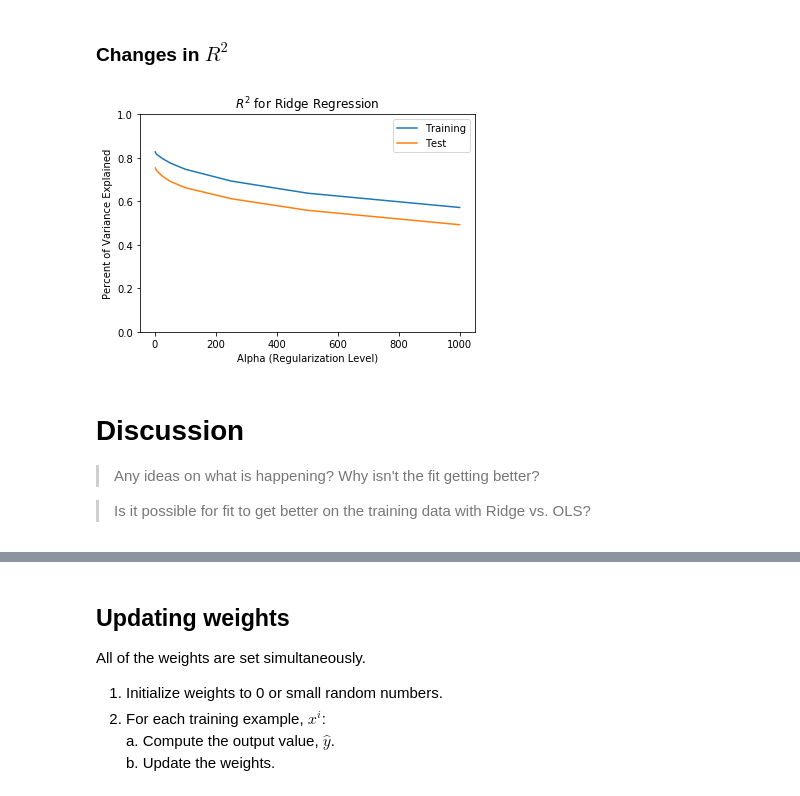
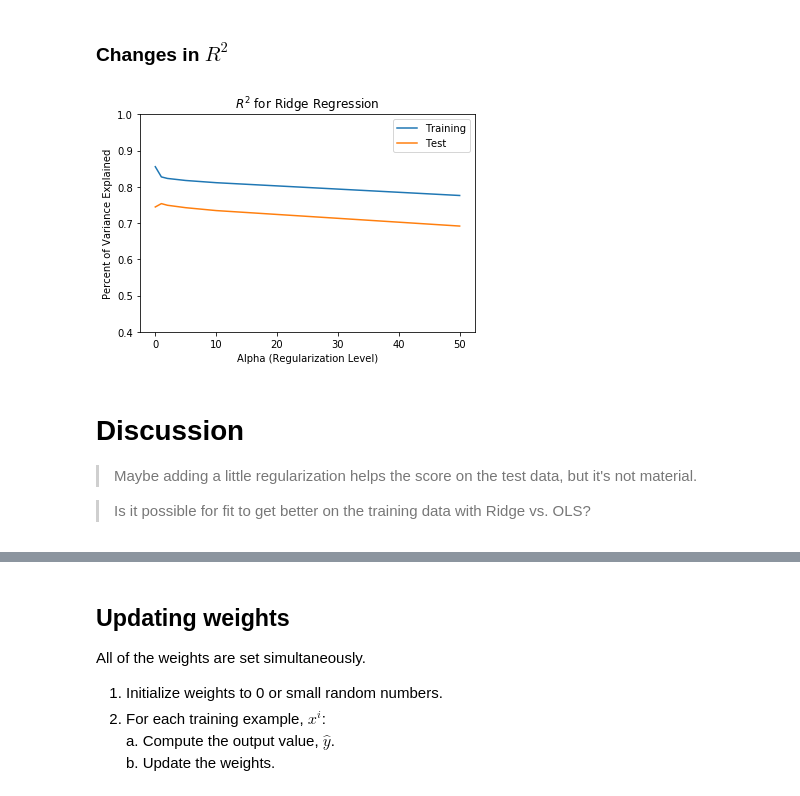
Before and after one commit to appliedecon/data602-lectures, a Jupyter notebook: week05/regularized-methods-for-regression.ipynb, the cells around one changed output, grey strips where cells are left out. Saved outputs shown, nothing was run; the diff lists cells and outputs as text; code cells hidden in the pictures.

```diff
--- a/week05/regularized-methods-for-regression.ipynb
+++ b/week05/regularized-methods-for-regression.ipynb
@@ -489,7 +489,7 @@ array([-2.38769007e+01,  2.64114011e+00, -1.26379064e+01,  2.05728414e+02,
 >We'll need to evaluate a gradient of $\lambda$ values to determine the best one to use.
 # %%
 from collections import defaultdict
-alphas = [1, 2, 5, 10, 25, 50, 100, 250, 500, 1000]
+alphas = [0, 1, 2, 5, 10, 50]
 
 ridge_results = defaultdict(dict)
 
@@ -524,20 +528,20 @@ plt.show()
 # %%
 ridge_training_r2 = pd.Series(ridge_results['training score'])
 ridge_test_r2 = pd.Series(ridge_results['test score'])
 
 ridge_training_r2.plot()
 ridge_test_r2.plot()
 plt.title('$R^2$ for Ridge Regression')
 plt.legend(['Training','Test'])
 plt.xlabel('Alpha (Regularization Level)')
 plt.ylabel('Percent of Variance Explained')
-plt.ylim(0, 1)
+plt.ylim(0.4, 1)
 plt.show()
 # %% [output]
-[figure, old version]
+[figure, new version]
 # %% [markdown]
 # Discussion
-> Any ideas on what is happening? Why isn't the fit getting better?
+> Maybe adding a little regularization helps the score on the test data, but it's not material.
 
 > Is it possible for fit to get better on the training data with Ridge vs. OLS?
 # %% [markdown]
```
Also changed, not shown: parts of 6 cells of this notebook.
